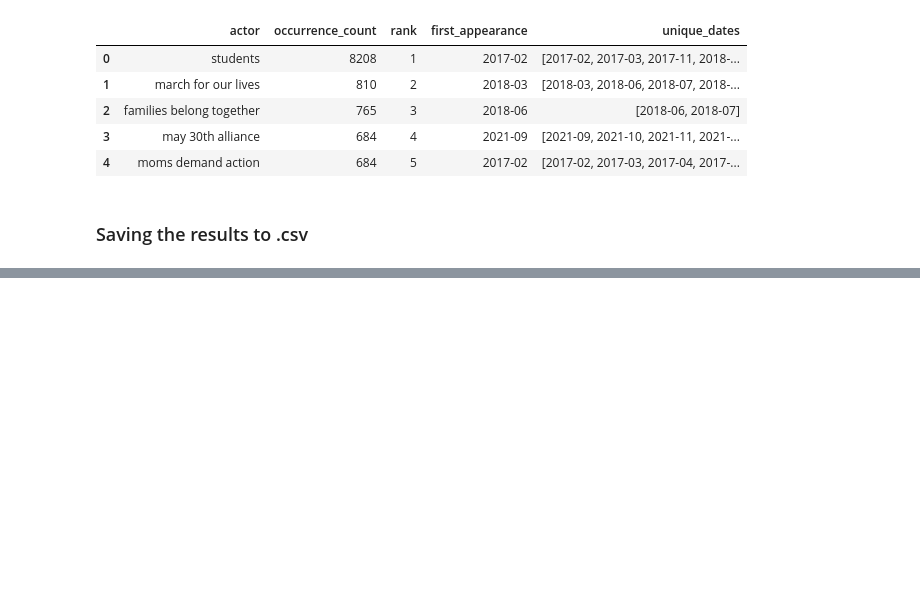
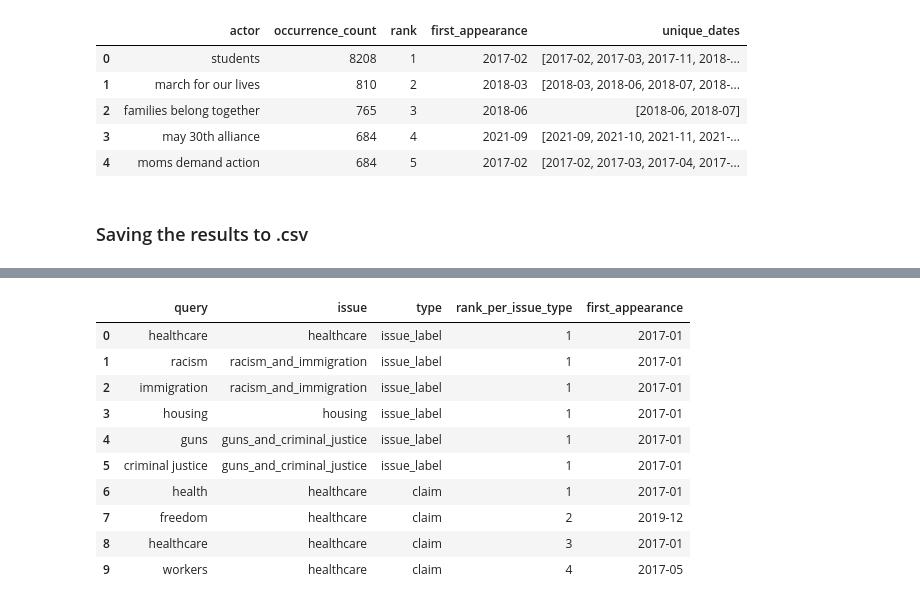
Before and after one commit to pablo-fdz/F-N_hw1, a Jupyter notebook: creating_gtrend_urls.ipynb, the cells around one changed output, grey strips where cells are left out. Saved outputs shown, nothing was run; the diff lists cells and outputs as text; code cells hidden in the pictures; blank space fills up the shorter version.

```diff
--- a/creating_gtrend_urls.ipynb
+++ b/creating_gtrend_urls.ipynb
@@ -901,0 +914,2 @@ guns_top_actors.to_csv('clean_data/top_actors/guns_and_criminal_justice_top_acto
+# %%
+topics = ['healthcare', ['racism', 'immigration'], 'housing', ['guns', 'criminal justice']]
@@ -901,0 +1006,9 @@ guns_top_actors.to_csv('clean_data/top_actors/guns_and_criminal_justice_top_acto
+# %%
+# Import the top actors
+healthcare_top_actors = pd.read_csv('clean_data/top_actors/healthcare_top_actors.csv')
+racism_top_actors = pd.read_csv('clean_data/top_actors/racism_and_immigration_top_actors.csv')
+housing_top_actors = pd.read_csv('clean_data/top_actors/housing_top_actors.csv')
+guns_top_actors = pd.read_csv('clean_data/top_actors/guns_and_criminal_justice_top_actors.csv')
+
+# Print the first few rows of the first data frame as a reference
+healthcare_top_actors.head()
@@ -901,0 +1070,63 @@ guns_top_actors.to_csv('clean_data/top_actors/guns_and_criminal_justice_top_acto
+# %%
+# Initialize lists to store data
+queries_data = []
+
+# 1. Add topic labels as queries
+for topic in topics:
+    # Determine which issue category this topic belongs to
+    if topic == ['racism', 'immigration']:
+        issue = 'racism_and_immigration'
+    elif topic == ['guns', 'criminal justice']:
+        issue = 'guns_and_criminal_justice'
+    else:
+        issue = topic
+
+    if isinstance(topic, list):  # Check if topic is a list
+        for subtopic in topic:
+            # Add data for this subtopic
+            queries_data.append({
+                'query': subtopic,
+                'issue': issue,
+                'type': 'issue_label',
+                'rank_per_issue_type': 1,
+                'first_appearance': '2017-01'  # Assume first appearance is the start of the dataset
+            })
+    else:  # If it's a single name for the topic
+        # Add data for this topic
+        queries_data.append({
+            'query': topic,
+            'issue': issue,
+            'type': 'issue_label',
+            'rank_per_issue_type': 1,
+            'first_appearance': '2017-01'  # Assume first appearance is the start of the dataset
+        })
+
+# 2. Add top claims for each issue
+for issue, claims_df in top_100_claims_dict.items():
+    for _, row in claims_df.iterrows():
+        queries_data.append({
+            'query': row['term'],  # The claim text is in the 'term' column
+            'issue': issue,
+            'type': 'claim',
+            'rank_per_issue_type': row['rank'],
+            'first_appearance': row['first_appearance']
+        })
+
+# 3. Add top actors for each issue
+for issue, actors_df in top_100_actors_dict.items():
+    for _, row in actors_df.iterrows():
+        queries_data.append({
+            'query': row['actor'],  # The actor name is in the 'actor' column
+            'issue': issue,
+            'type': 'actor',
+            'rank_per_issue_type': row['rank'],
+            'first_appearance': row['first_appearance']
+        })
+
+# Create DataFrame from the collected data
+df_queries = pd.DataFrame(queries_data)
+
+# Display the first few rows
+print(f"Total number of queries: {len(df_queries)}")
+df_queries.head(10)
+# %% [output]
@@ -901,0 +1134,11 @@ guns_top_actors.to_csv('clean_data/top_actors/guns_and_criminal_justice_top_acto
+|  | query | issue | type | rank_per_issue_type | first_appearance |
+| 0 | healthcare | healthcare | issue_label | 1 | 2017-01 |
+| 1 | racism | racism_and_immigration | issue_label | 1 | 2017-01 |
+| 2 | immigration | racism_and_immigration | issue_label | 1 | 2017-01 |
+| 3 | housing | housing | issue_label | 1 | 2017-01 |
+| 4 | guns | guns_and_criminal_justice | issue_label | 1 | 2017-01 |
+| 5 | criminal justice | guns_and_criminal_justice | issue_label | 1 | 2017-01 |
+| 6 | health | healthcare | claim | 1 | 2017-01 |
+| 7 | freedom | healthcare | claim | 2 | 2019-12 |
+| 8 | healthcare | healthcare | claim | 3 | 2017-01 |
+| 9 | workers | healthcare | claim | 4 | 2017-05 |
```
Also changed, not shown: parts of 35 cells of this notebook, 3 other files.
